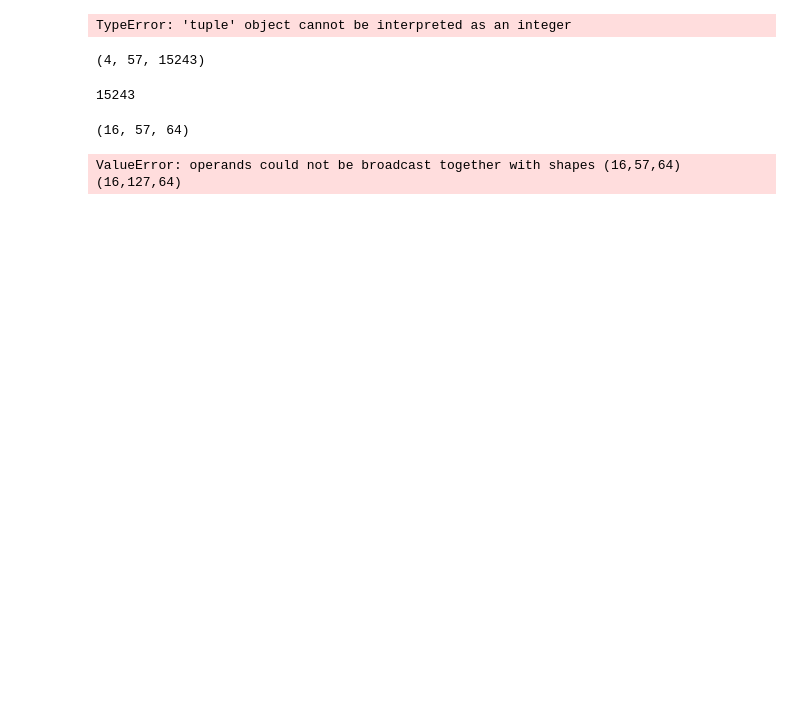
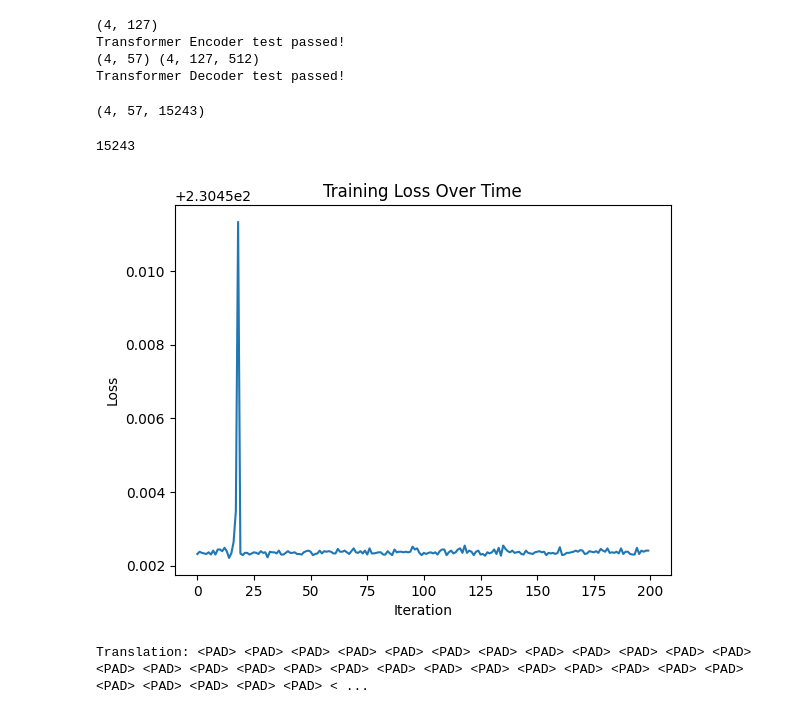
Before and after one commit to jonirajala/jonigrad, a Jupyter notebook: papers/nlp/transormer/buil_transformer.ipynb, the cells around one changed output. Drawn from its saved outputs; the diff is of its cells as text; code cells hidden in the pictures; blank space fills up the shorter version.

```diff
--- a/papers/nlp/transormer/buil_transformer.ipynb
+++ b/papers/nlp/transormer/buil_transformer.ipynb
@@ -18,7 +18,7 @@ class MultiHeadAttention(Module):
         self.attention = ScaledDPAttention(self.depth)
 
         self.linear = Linear(d_model, d_model)
-        self.norm = LayerNorm(d_model)
+        self.norm = LayerNorm((d_model,))
 
     def split_heads(self, x, batch_size):
         x = x.reshape(batch_size, -1, self.num_heads, self.depth)
@@ -108,14 +108,13 @@ class LinearLayer(Module):
         self.fc1 = Linear(d_model, d_model)
         self.relu = ReLU()
         self.fc2 = Linear(d_model, d_model)
-        self.norm = LayerNorm((d_model, seq_len))
+        self.norm = LayerNorm((d_model,))
 
     def forward(self, x):
         self.residual = x
         x = self.fc1(x)
         x = self.relu(x)
         x = self.fc2(x)
-        print("norm", x.shape)
         self.out = self.norm(x + self.residual)
         return self.out
 
@@ -216,7 +215,7 @@ class TransformerEncoder(Module):
         self.input_embedding = Embedding(vocab_size, d_model)
         self.positional_embedding = Embedding(seq_len, d_model)
         self.multi_head_attention = MultiHeadAttention(d_model, num_heads)
-        self.linear_layer = LinearLayer((d_model, seq_len))
+        self.linear_layer = LinearLayer(d_model, seq_len)
 
     def forward(self, x):
         batch_size, seq_len = x.shape
@@ -234,7 +233,7 @@ class TransformerEncoder(Module):
         dL_dlinear = self.linear_layer.backward(dL_dy)
 
         # Reshape for multi-head attention backward pass
-        dL_dlinear = dL_dlinear.transpose(1, 0, 2)  # (batch_size, seq_len, d_model) -> (seq_len, batch_size, d_model)
+        # dL_dlinear = dL_dlinear.transpose(1, 0, 2)  # (batch_size, seq_len, d_model) -> (seq_len, batch_size, d_model)
 
         # Backpropagate through multi-head attention
         dL_dattn_q, dL_dattn_k, dL_dattn_v = self.multi_head_attention.backward(dL_dlinear)
@@ -283,7 +282,10 @@ assert output.shape == (batch_size, seq_len2, vocab_size2), f"Output shape misma
 
 print("Transformer Decoder test passed!")
 # %% [output]
-TypeError: 'tuple' object cannot be interpreted as an integer
+(4, 127)
+Transformer Encoder test passed!
+(4, 57) (4, 127, 512)
+Transformer Decoder test passed!
 # %%
 output.shape
 # %% [output]
@@ -291,14 +293,15 @@ output.shape
 # %%
 from jonigrad.utils import load_fi_en_translations
 from tqdm import tqdm
+import matplotlib.pyplot as plt
 
 g = np.random.default_rng()  # create a random generator
 
-D_MODEL = 64
+D_MODEL = 256
 NUM_HEADS = 1
 BATCH_SIZE = 16
-ITERS = 2
-LR = 0.001
+ITERS = 200
+LR = 0.0001
 THRESHOLD = 5
 
 en_data, en_vocab, fi_data, fi_vocab = load_fi_en_translations(debug=False)
@@ -318,7 +321,8 @@ losses = []
 
 encoder.train()
 decoder.train()
-for iter in tqdm(range(ITERS)):
+pbar = tqdm(range(ITERS), desc="Training Progress")
+for i in pbar:
     ix = g.integers(low=0, high=en_data.shape[0], size=BATCH_SIZE)
     Xb, Yb = en_data[ix], fi_data[ix]
 
@@ -333,8 +337,8 @@ for iter in tqdm(range(ITERS)):
     dL_dy = loss_f.backward()
 
     dL_dx, dL_dk, dL_dv = decoder.backward(dL_dy)
-    print(dL_dx.shape)
-    dL_dx = encoder.backward(dL_dx)
+    # print("shape in between", dL_dk.shape)
+    dL_dx = encoder.backward(dL_dk)
 
     decoder.clip_grad(THRESHOLD, BATCH_SIZE)
     encoder.clip_grad(THRESHOLD, BATCH_SIZE)
@@ -343,7 +347,53 @@ for iter in tqdm(range(ITERS)):
     decoder.step(LR)
 
     losses.append(loss.item())
+    pbar.set_postfix({"train_loss": loss.item()})
 # %% [output]
 15243
-(16, 57, 64)
-ValueError: operands could not be broadcast together with shapes (16,57,64) (16,127,64)
+# %%
+plt.plot(losses)
+plt.xlabel('Iteration')
+plt.ylabel('Loss')
+plt.title('Training Loss Over Time')
+plt.show()
+# %% [output]
+[figure, added]
+# %%
+def translate_sentence(sentence, src_vocab, trg_vocab, encoder, decoder, max_len=50):
+    encoder.eval()
+    decoder.eval()
+
+    tokens = [token.lower() for token in sentence.split()]
+    tokens = (
+        [src_vocab["<SOS>"]]
+        + [src_vocab.get(token, src_vocab["<UNK>"]) for token in tokens]
+        + [src_vocab["<EOS>"]]
+    )
+
+    src_tensor = np.array(tokens).reshape(1, -1)
+    encoder_output = encoder(src_tensor)
+
+    trg_indexes = [trg_vocab["<SOS>"]]
+
+    for i in range(max_len):
+        trg_tensor = np.array([trg_indexes[-1]]).reshape(1,-1)
+        decoder_output = decoder(trg_tensor, encoder_output, encoder_output)
+
+        pred_token = decoder_output.squeeze().argmax(0)
+        trg_indexes.append(pred_token)
+
+        if pred_token == trg_vocab["<EOS>"]:
+            break
+
+    trg_tokens = [
+        list(trg_vocab.keys())[list(trg_vocab.values()).index(i)] for i in trg_indexes
+    ]
+
+    return trg_tokens[1:-1]
+
+# Example usage of translate_sentence
+sentence = "Hello, how are you?"
+translation = translate_sentence(sentence, en_vocab, fi_vocab, encoder, decoder)
+print("Translation:", " ".join(translation))
+# %% [output]
+Translation: <PAD> <PAD> <PAD> <PAD> <PAD> <PAD> <PAD> <PAD> <PAD> <PAD> <PAD> <PAD> <PAD> <PAD> <PAD> <PAD> <PAD> <PAD> <PAD> <PAD> <PAD> <PAD> <PAD> <PAD> <PAD> <PAD> <PAD> <PAD> <PAD> <PAD> <PAD> < ...
```
Also changed, not shown: 2 other files.
